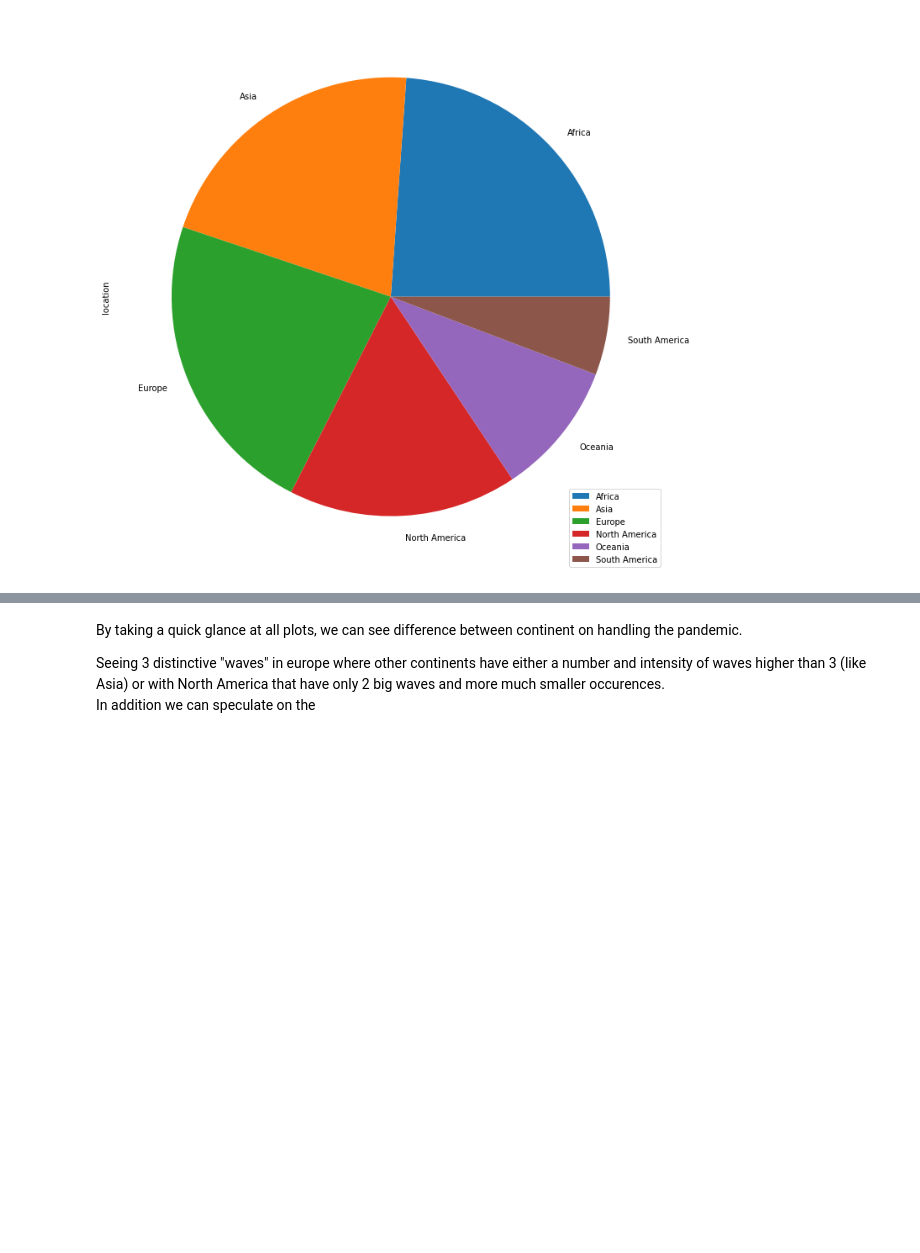
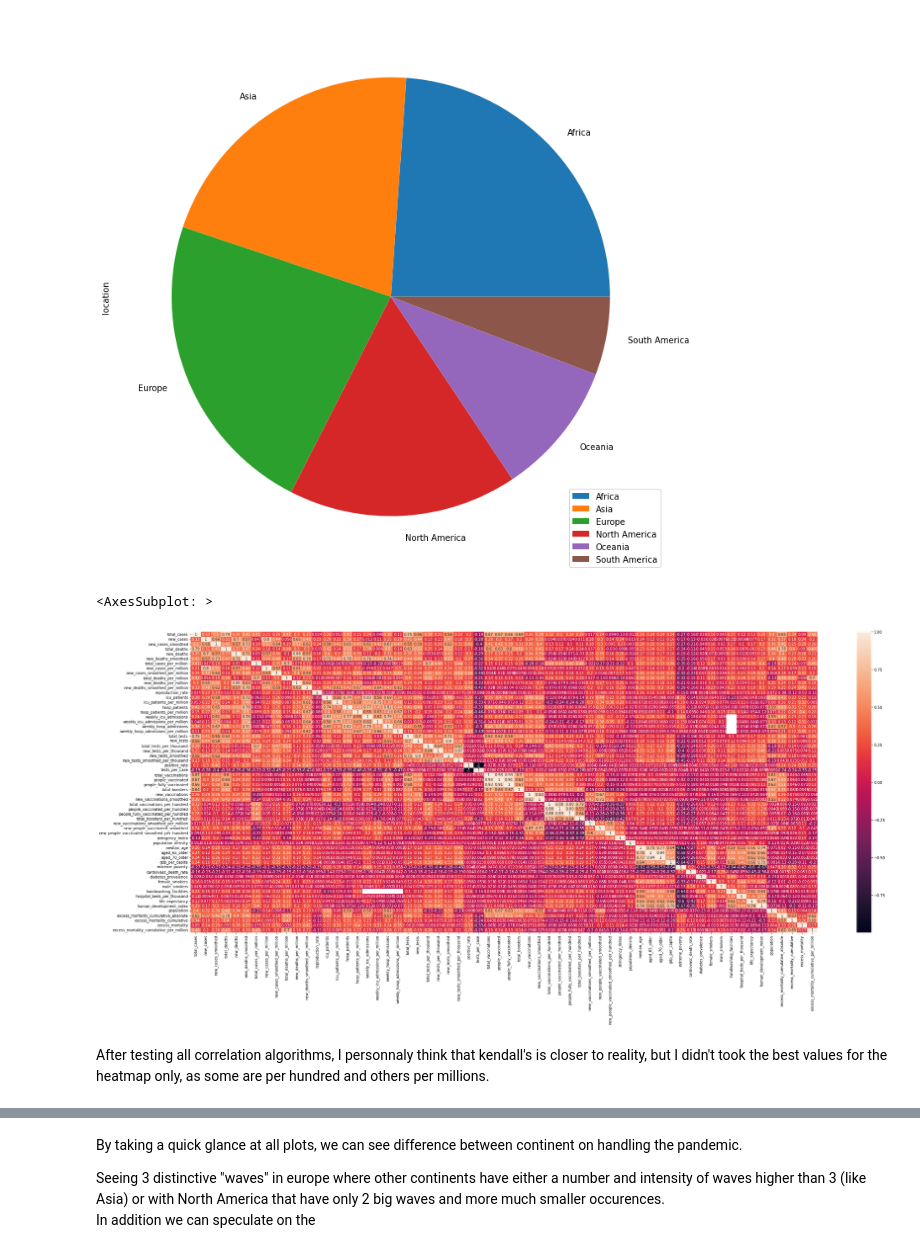
Before and after one commit to antoninchafiol/CoviEDA, a Jupyter notebook: notebook.ipynb, the cells around one changed output, grey strips where cells are left out. Drawn from its saved outputs; the diff is of its cells as text; code cells hidden in the pictures; blank space fills up the shorter version.

```diff
--- a/notebook.ipynb
+++ b/notebook.ipynb
@@ -186,4 +198,15 @@ values= [
     'tests_per_case',
     'total_boosters_per_hundred'
 ]
+# %%
+# Checking the correlation between these columns
+
+temp = df_wona.corr('kendall')
+fig, ax = plt.subplots(figsize=(38, 15))
+sns.heatmap(temp, annot=True)
+# %% [output]
+<AxesSubplot: >
+[figure, added]
+# %% [markdown]
+After testing all correlation algorithms, I personnaly think that kendall's is closer to reality, but I didn't took the best values for the heatmap only, as some are per hundred and others per millions.
 # %%
```
Also changed, not shown: parts of 9 cells of this notebook.
